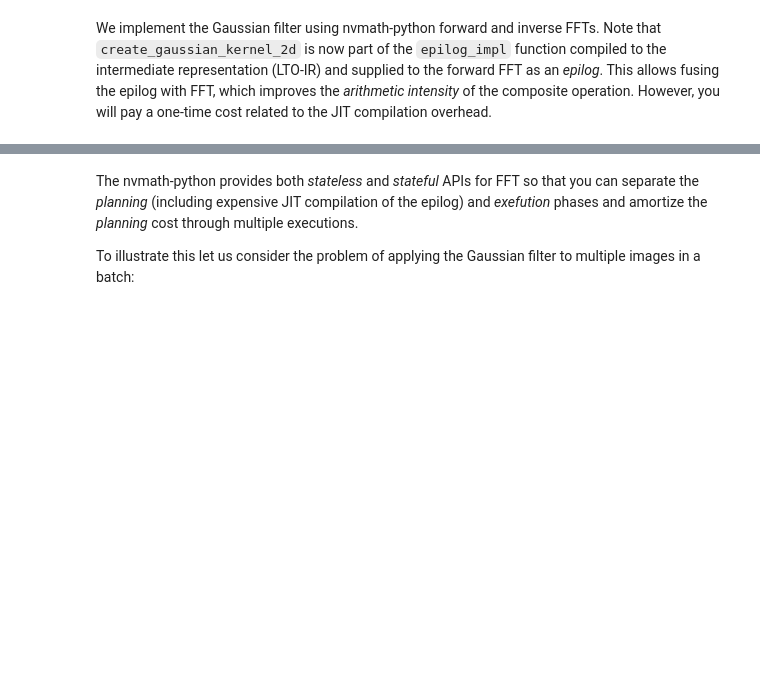
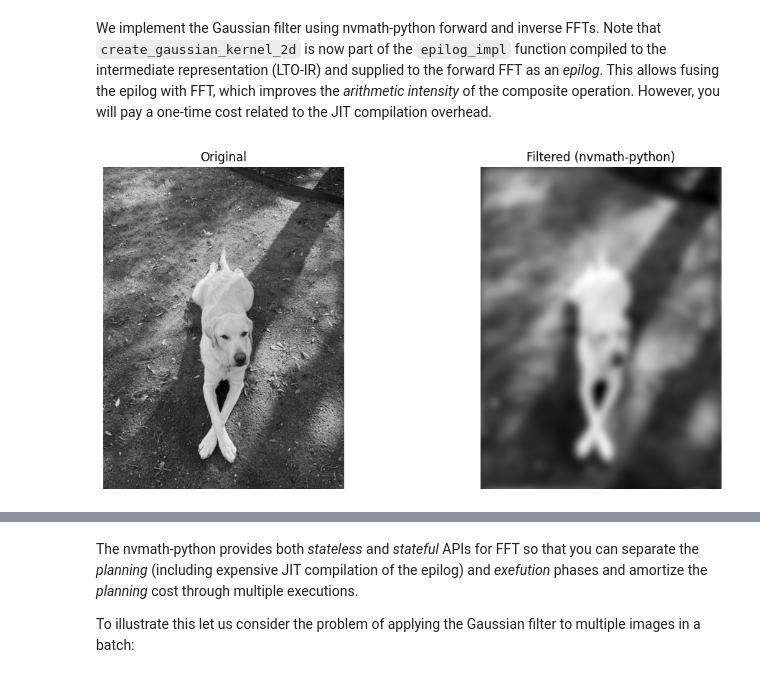
Before and after one commit to samaid/nvmath-tutorial, a Jupyter notebook: 04_callbacks.ipynb, the cells around one changed output, grey strips where cells are left out. Saved outputs shown, nothing was run; the diff lists cells and outputs as text; code cells hidden in the pictures; blank space fills up the shorter version.

```diff
--- a/04_callbacks.ipynb
+++ b/04_callbacks.ipynb
@@ -156,34 +160,36 @@ def gaussian_filter_nvmath(image, sigma):
 
     # Compile the epilog to LTO-IR
     epilog = nvmath.fft.compile_epilog(epilog_impl, "complex64", "complex64")
 
     # Compute R2C FFT using nvmath with epilog to apply gaussian kernel multiplication
     image_fft = nvmath.fft.rfft(image, epilog={"ltoir": epilog, "data": filter.data.ptr})
 
     # Inverse C2R FFT using nvmath
     filtered = nvmath.fft.irfft(image_fft)
 
     return filtered
 
 
 image_gpu = cp.asarray(original_image, dtype=cp.float32)
 filtered_image_nvmath = gaussian_filter_nvmath(image_gpu, sigma_value)
 
 # Plotting the results
 plt.figure(figsize=(12, 5))
 
 plt.subplot(1, 2, 1)
 plt.imshow(original_image, cmap="gray")
 plt.title("Original")
 plt.axis("off")
 
 plt.subplot(1, 2, 2)
-plt.imshow(cp.asnumpy(filtered_image_cupy), cmap="gray")
+plt.imshow(cp.asnumpy(filtered_image_nvmath), cmap="gray")
 plt.title("Filtered (nvmath-python)")
 plt.axis("off")
 
 plt.tight_layout()
 plt.show()
+# %% [output]
+[figure, added]
 # %%
 benchmark(
     lambda: gaussian_filter_nvmath(image_gpu, sigma_value),
```
Also changed, not shown: parts of 10 cells of this notebook.
